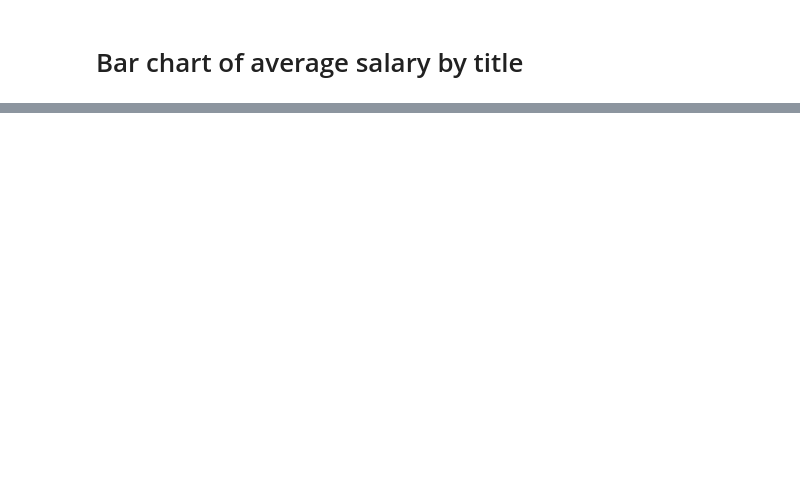
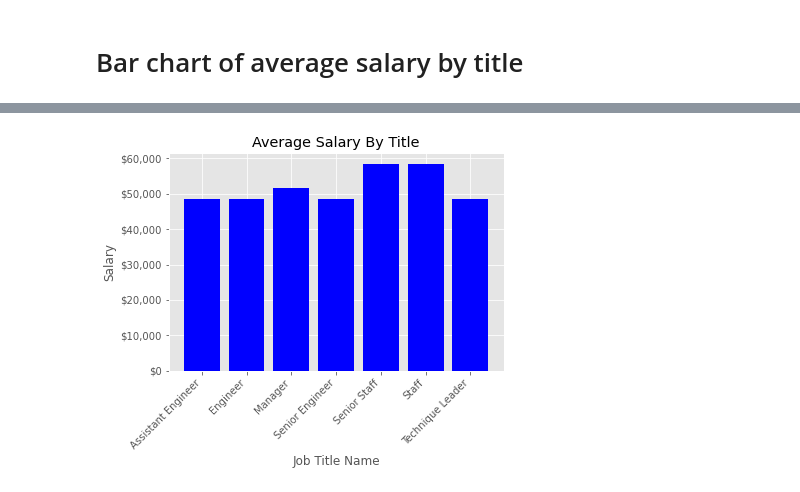
Before and after one commit to Salllym/Employee-Database-Analysis, a Jupyter notebook: EmployeeSQL/employee_db_(bonus).ipynb, the cells around one changed output, grey strips where cells are left out. Saved outputs shown, nothing was run; the diff lists cells and outputs as text; code cells hidden in the pictures; blank space fills up the shorter version.

```diff
--- a/EmployeeSQL/employee_db_(bonus).ipynb
+++ b/EmployeeSQL/employee_db_(bonus).ipynb
@@ -67,16 +112,22 @@ avg_sal
 # %%
 plt.style.use('ggplot')
 
 x = avg_sal['title']
 y = avg_sal['avg salary']
 
 
 plt.bar(x, y, color='blue')
 plt.xlabel("Job Title Name")
 plt.ylabel("Salary")
 plt.title("Average Salary By Title")
 
 # rotate axis labels
 plt.setp(plt.gca().get_xticklabels(), rotation=45, horizontalalignment='right')
 
+# Format the labels on y-axis with dollar sign
+current_values = plt.gca().get_yticks()
+plt.gca().set_yticklabels(['${:,.0f}'.format(x) for x in current_values])
+
 plt.show()
+# %% [output]
+[figure, added]
```
Also changed, not shown: parts of 10 cells of this notebook, 1 other file.
